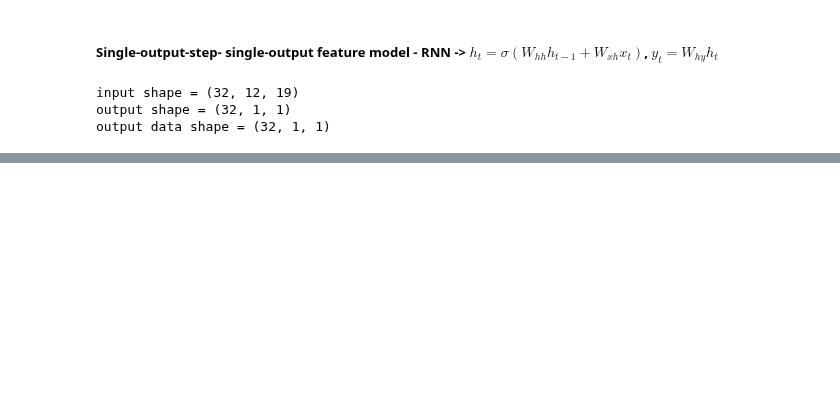
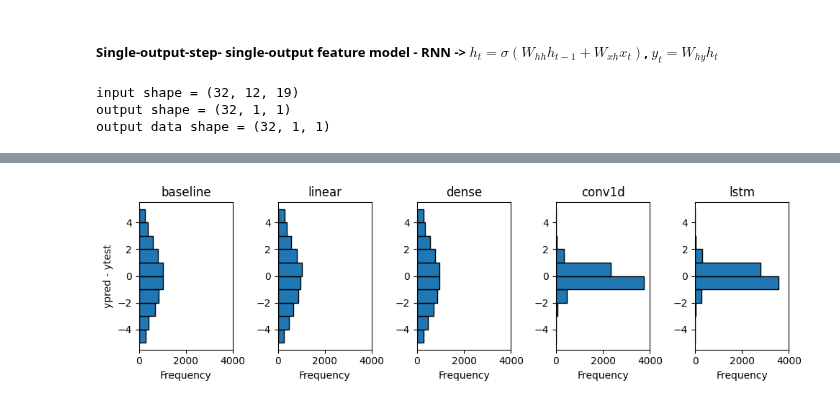
Before and after one commit to robetatis/study_notes_ml, a Jupyter notebook: weather.ipynb, the cells around one changed output, grey strips where cells are left out. Saved outputs shown, nothing was run; the diff lists cells and outputs as text; code cells hidden in the pictures; blank space fills up the shorter version.

```diff
--- a/weather.ipynb
+++ b/weather.ipynb
@@ -704,0 +719,26 @@ plt.show()
+# %%
+err_conv = ypred_conv - test_df_original['T (degC)']
+err_lstm = ypred_lstm - test_df_original['T (degC)']
+err_baseline = ypred_baseline - test_df_original['T (degC)']
+err_linear = ypred_linear - test_df_original['T (degC)']
+err_dense = ypred_dense - test_df_original['T (degC)']
+err_dense_multistep = ypred_dense_multistep - test_df_original['T (degC)']
+# %%
+bins = np.arange(-5, 6, 1)
+
+fig, ax = plt.subplots(1, 5, figsize=(10, 3))
+ax[0].hist(err_baseline, bins=bins, orientation='horizontal', edgecolor='black')
+ax[1].hist(err_linear, bins=bins, orientation='horizontal', edgecolor='black')
+ax[2].hist(err_dense, bins=bins, orientation='horizontal',edgecolor='black')
+ax[3].hist(err_conv, bins=bins, orientation='horizontal', edgecolor='black')
+ax[4].hist(err_lstm, bins=bins, orientation='horizontal',edgecolor='black')
+for i, n in enumerate(['baseline', 'linear', 'dense', 'conv1d', 'lstm']):
+    ax[i].set_title(n)
+for i in range(5):
+    ax[i].set_xlim(0, 4000)
+    ax[i].set_xlabel('Frequency')
+ax[0].set_ylabel('ypred - ytest')
+plt.tight_layout()
+plt.show()
+# %% [output]
+[figure, added]
```
Also changed, not shown: parts of 21 cells of this notebook.
